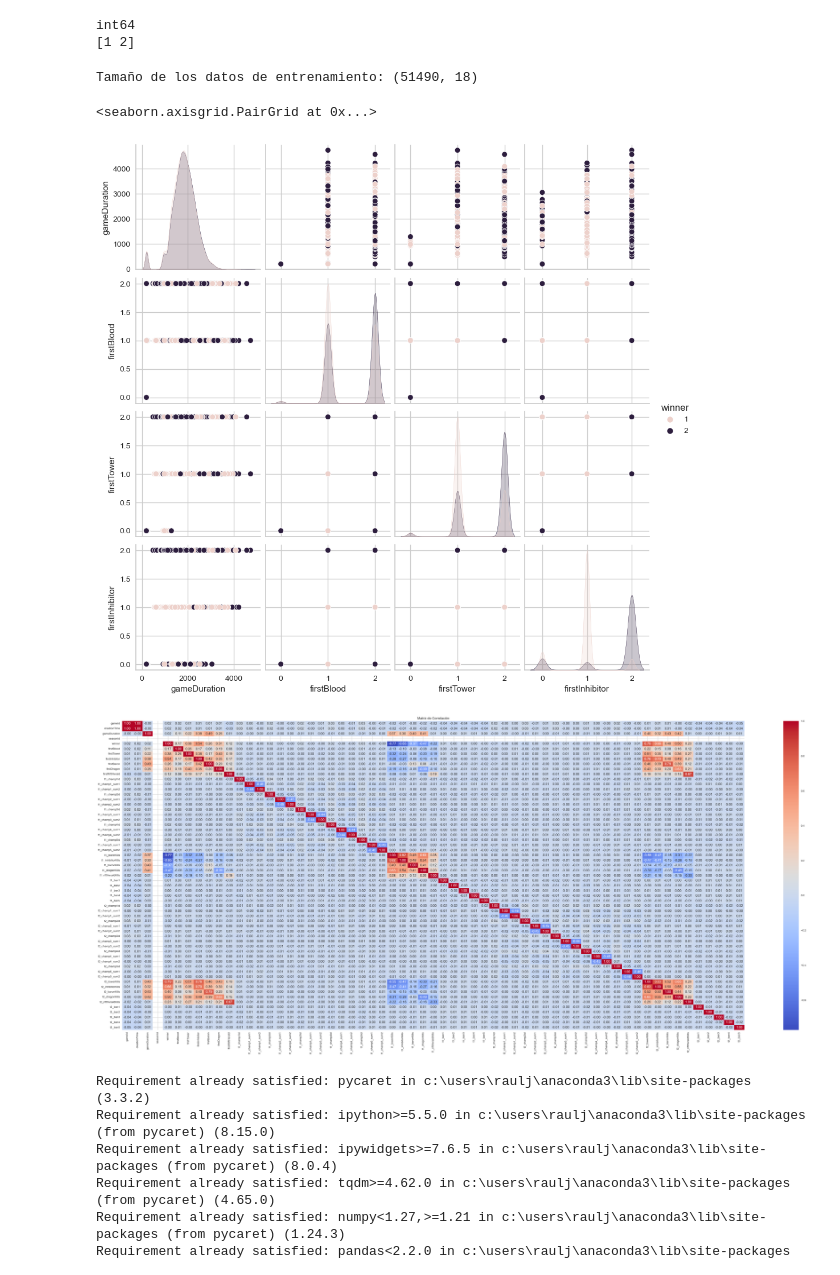
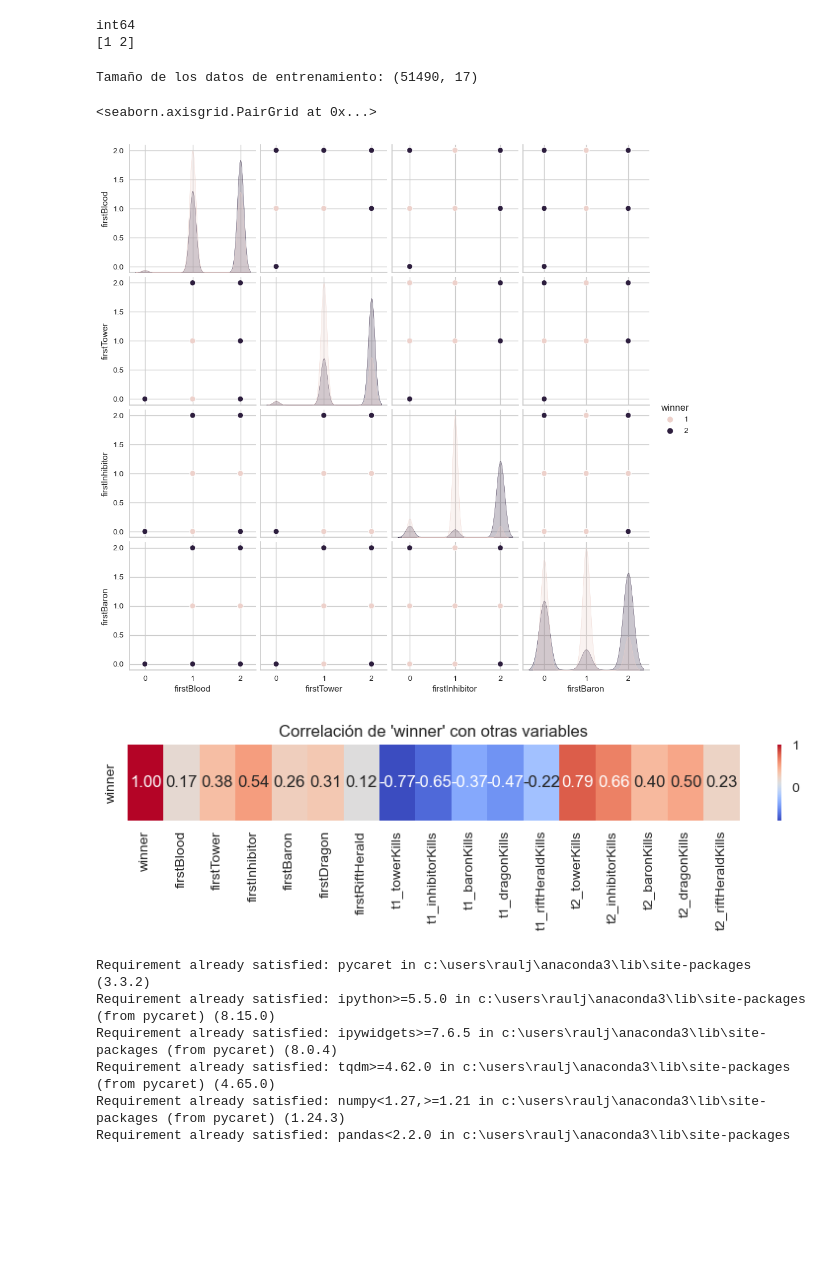
Before and after one commit to NIU1688916/Kaggle_LOL, a Jupyter notebook: Kaggle LOL.ipynb, the cells around one changed output. Drawn from its saved outputs; the diff is of its cells as text; code cells hidden in the pictures; blank space fills up the shorter version.

```diff
--- a/Kaggle LOL.ipynb
+++ b/Kaggle LOL.ipynb
@@ -101,7 +117,6 @@ plt.show()
 # %%
-df.info()
-df["winner"].unique()
-df=df[['winner','gameDuration','firstBlood','firstTower', 'firstInhibitor', 'firstBaron',
+#Agafem nomes les variables que ens aporten.
+df=df[['winner','firstBlood','firstTower', 'firstInhibitor', 'firstBaron',
        'firstDragon', 'firstRiftHerald','t1_towerKills', 't1_inhibitorKills', 't1_baronKills',
        't1_dragonKills', 't1_riftHeraldKills','t2_towerKills', 't2_inhibitorKills', 't2_baronKills', 't2_dragonKills',
        't2_riftHeraldKills',]]
@@ -155,24 +153,25 @@ int64
 # Tamaño de los datos de entrenamiento
 print("Tamaño de los datos de entrenamiento:", df.shape)
 # %% [output]
-Tamaño de los datos de entrenamiento: (51490, 18)
+Tamaño de los datos de entrenamiento: (51490, 17)
 # %%
 dfPlot = df.iloc[:,:5]
 sns.pairplot(dfPlot, hue='winner')
 # %% [output]
 <seaborn.axisgrid.PairGrid at 0x...>
-[figure, old version]
+[figure, new version]
 # %%
-# Matriz de correlación
+# Seleccionar la fila correspondiente a "winner" en la matriz de correlación
 correlation_matrix = df.corr()
+winner_correlation = correlation_matrix.loc[['winner']]
 
-# Visualización de la matriz de correlación en un mapa de calor
-plt.figure(figsize=(50, 20))
-sns.heatmap(correlation_matrix, annot=True, cmap="coolwarm", fmt=".2f")
-plt.title("Matriz de Correlación")
+# Visualización de la fila de "winner" en un mapa de calor
+plt.figure(figsize=(10, 1))  # Ajustar el tamaño para mostrar solo una fila
+sns.heatmap(winner_correlation, annot=True, cmap="coolwarm", fmt=".2f", cbar=True)
+plt.title("Correlación de 'winner' con otras variables")
 plt.show()
 # %% [output]
-[figure, old version]
+[figure, new version]
 # %%
 setup(df,target="winner")
 compare_models()
```
Also changed, not shown: parts of 3 cells of this notebook.
